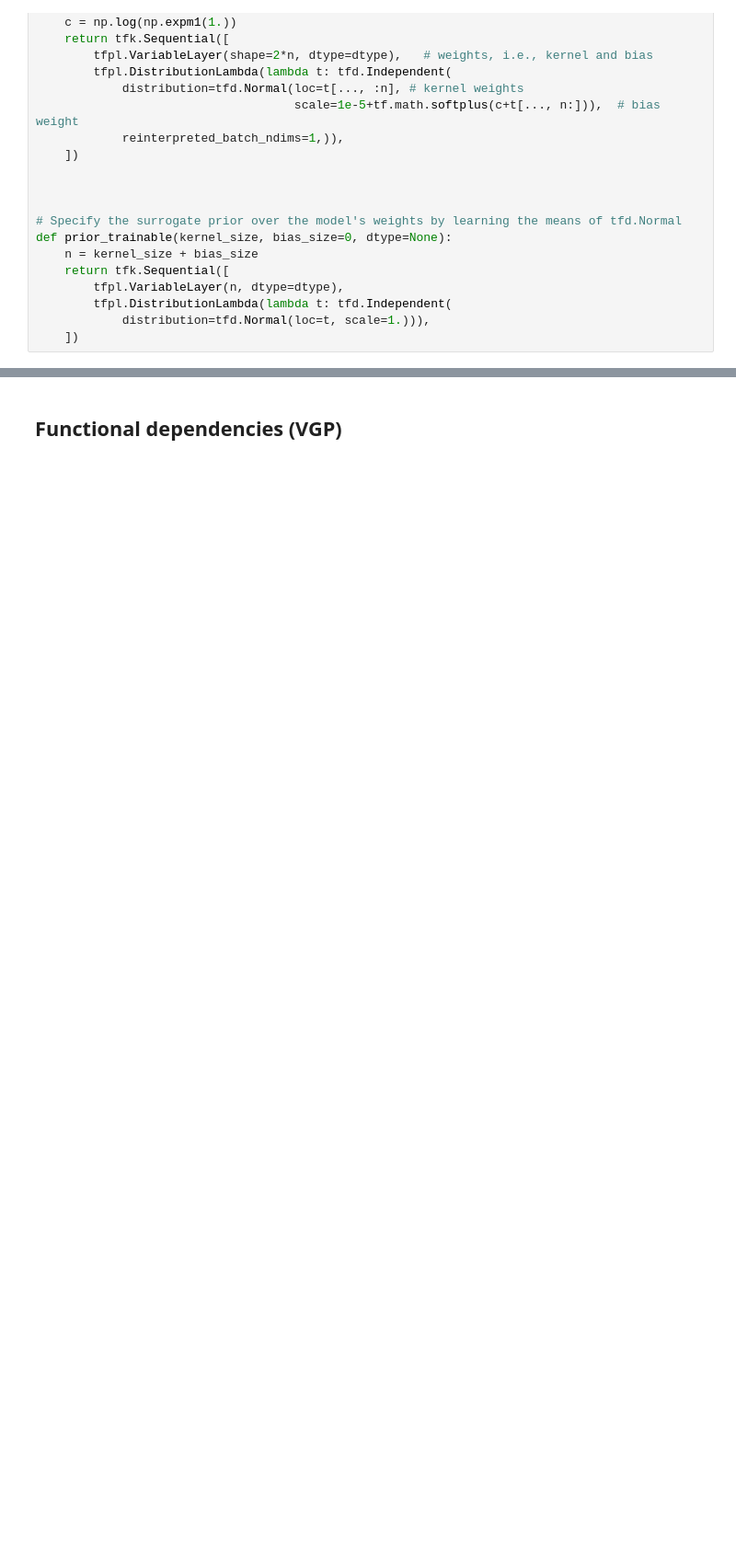
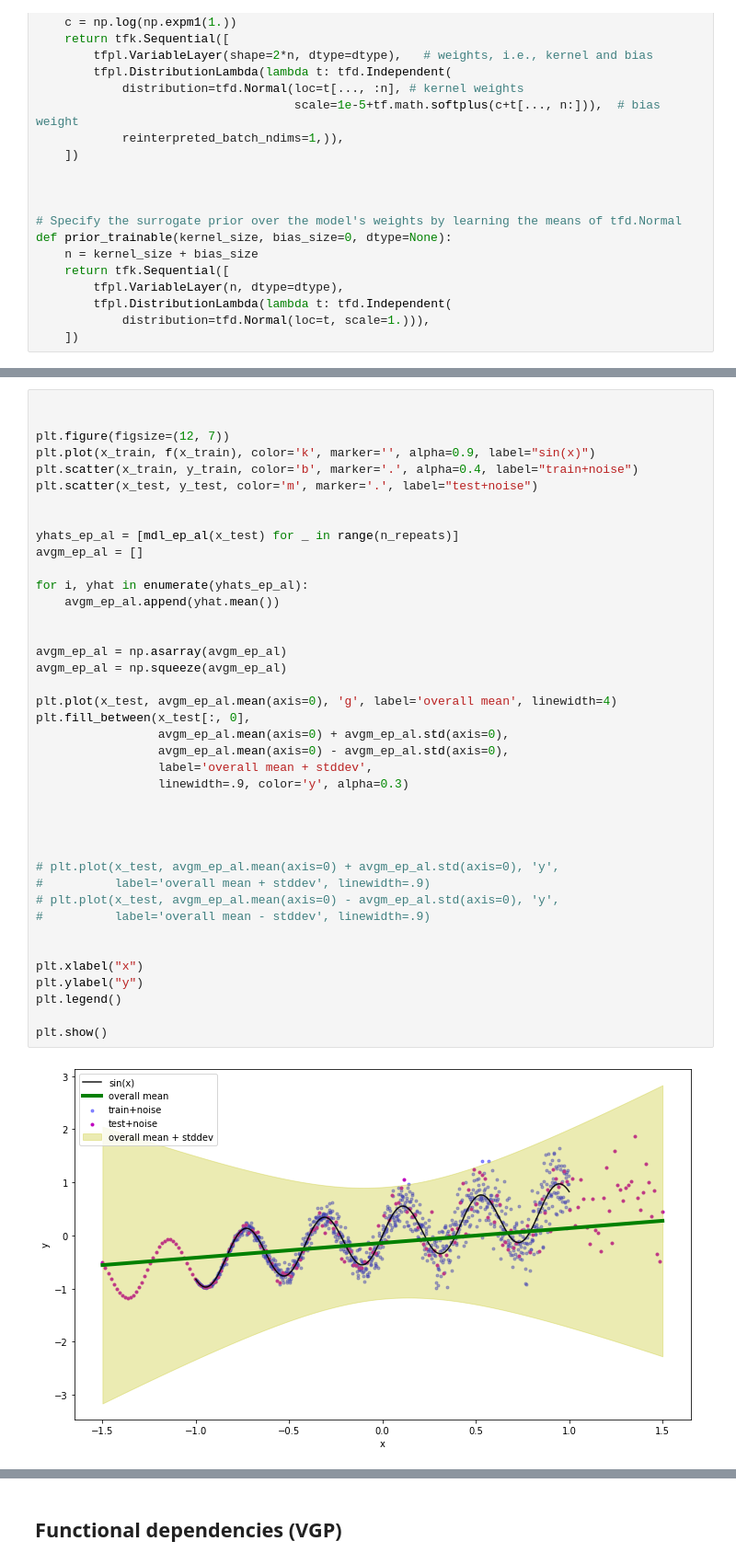
Before and after one commit to Sorooshi/miscellaneous, a Jupyter notebook: codes/probabilistic_programming_warmup.ipynb, the cells around one changed output, grey strips where cells are left out. Shown at 92% size. Drawn from its saved outputs; the diff is of its cells as text; blank space fills up the shorter version.

```diff
--- a/codes/probabilistic_programming_warmup.ipynb
+++ b/codes/probabilistic_programming_warmup.ipynb
@@ -248,0 +260,42 @@ plt.show()
+# %%
+
+
+plt.figure(figsize=(12, 7))
+plt.plot(x_train, f(x_train), color='k', marker='', alpha=0.9, label="sin(x)")
+plt.scatter(x_train, y_train, color='b', marker='.', alpha=0.4, label="train+noise")
+plt.scatter(x_test, y_test, color='m', marker='.', label="test+noise")
+
+
+yhats_ep_al = [mdl_ep_al(x_test) for _ in range(n_repeats)]
+avgm_ep_al = []
+
+for i, yhat in enumerate(yhats_ep_al):
+    avgm_ep_al.append(yhat.mean())
+
+
+avgm_ep_al = np.asarray(avgm_ep_al)
+avgm_ep_al = np.squeeze(avgm_ep_al)
+
+plt.plot(x_test, avgm_ep_al.mean(axis=0), 'g', label='overall mean', linewidth=4)
+plt.fill_between(x_test[:, 0],
+                 avgm_ep_al.mean(axis=0) + avgm_ep_al.std(axis=0),
+                 avgm_ep_al.mean(axis=0) - avgm_ep_al.std(axis=0),
+                 label='overall mean + stddev',
+                 linewidth=.9, color='y', alpha=0.3)
+
+
+
+
+# plt.plot(x_test, avgm_ep_al.mean(axis=0) + avgm_ep_al.std(axis=0), 'y',
+#          label='overall mean + stddev', linewidth=.9)
+# plt.plot(x_test, avgm_ep_al.mean(axis=0) - avgm_ep_al.std(axis=0), 'y',
+#          label='overall mean - stddev', linewidth=.9)
+
+
+plt.xlabel("x")
+plt.ylabel("y")
+plt.legend()
+
+plt.show()
+# %% [output]
+[figure, added]
```
Also changed, not shown: parts of 18 cells of this notebook.
